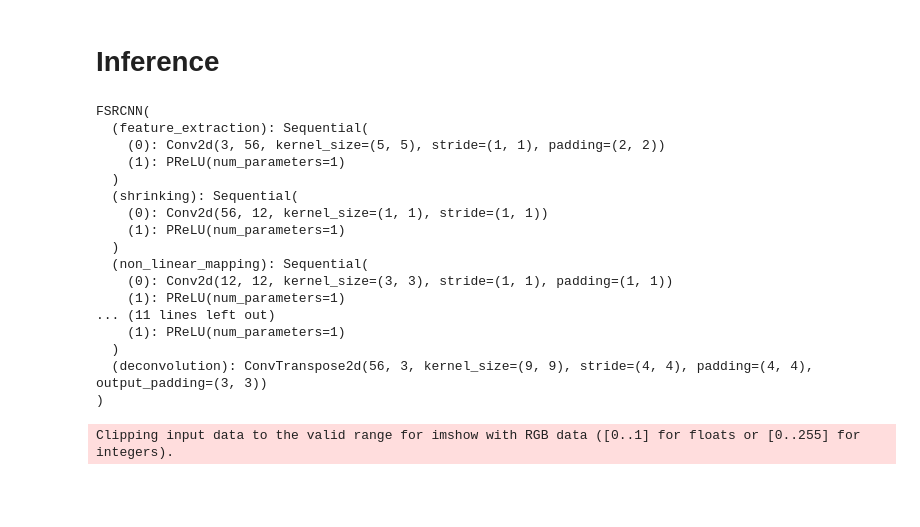
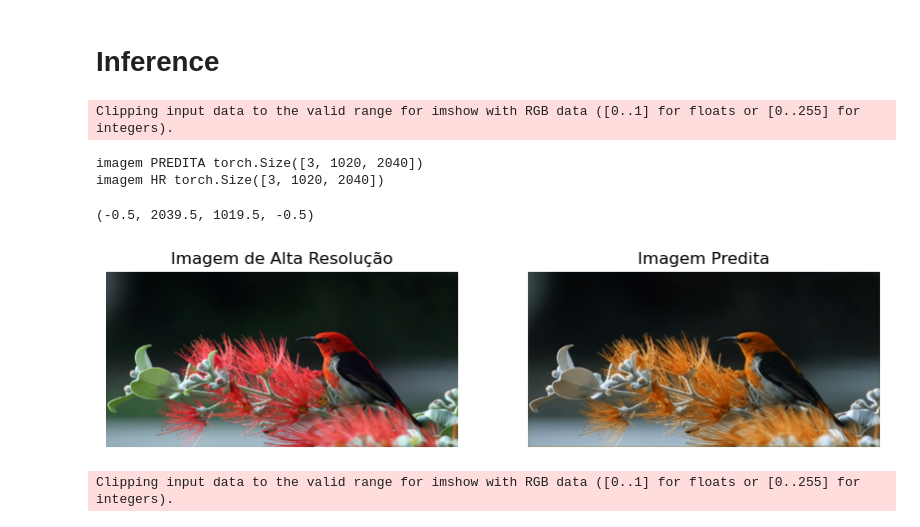
Before and after one commit to andressadarosa/FSRCNN_DIV2K, a Jupyter notebook: FSRCNN_DIV2K.ipynb, the cells around one changed output. Cells and saved outputs as stored; diff of their text form; code cells hidden in the pictures; blank space fills up the shorter version.

```diff
--- a/FSRCNN_DIV2K.ipynb
+++ b/FSRCNN_DIV2K.ipynb
@@ -213,29 +213,63 @@ KeyboardInterrupt:
 # Inference
 # %%
 torch.save(model.state_dict(), '300_epochs.pt')
-# %%
-model = FSRCNN(4)
-model.to(device)
-model.load_state_dict(torch.load('3000_epochs.pt'))
-model.eval()
-# %% [output]
-FSRCNN(
-  (feature_extraction): Sequential(
-    (0): Conv2d(3, 56, kernel_size=(5, 5), stride=(1, 1), padding=(2, 2))
-    (1): PReLU(num_parameters=1)
-  )
-  (shrinking): Sequential(
-    (0): Conv2d(56, 12, kernel_size=(1, 1), stride=(1, 1))
-    (1): PReLU(num_parameters=1)
-  )
-  (non_linear_mapping): Sequential(
-    (0): Conv2d(12, 12, kernel_size=(3, 3), stride=(1, 1), padding=(1, 1))
-    (1): PReLU(num_parameters=1)
-... (11 lines left out)
-    (1): PReLU(num_parameters=1)
-  )
-  (deconvolution): ConvTranspose2d(56, 3, kernel_size=(9, 9), stride=(4, 4), padding=(4, 4), output_padding=(3, 3))
-)
+# %%
+device = torch.device('cuda' if torch.cuda.is_available() else 'cpu')
+
+model = FSRCNN(4)
+model.to(device)
+model.load_state_dict(torch.load('300_epochs.pt'))
+model.eval()
+
+class Args:
+    train_dir = 'C:/Users/moreiran/Desktop/FSRCNN_DIV2K/DIV2K/DIV2K/DIV2K_train_HR/DIV2K_train_HR'
+    val_dir = 'C:/Users/moreiran/Desktop/FSRCNN_DIV2K/DIV2K/DIV2K/DIV2K_valid_HR/DIV2K_valid_HR'
+    scale = 4
+    batch_size = 4
+    epochs = 300
+
+args = Args()
+
+device = torch.device('cuda' if torch.cuda.is_available() else 'cpu')
+
+# Carregar dataset de treinamento
+train_dataset = DIV2KDataset(args.train_dir, args.scale, 1020, 2040)
+
+# Carregar dataset de validação
+val_dataset = DIV2KDataset(args.val_dir, args.scale, 1020, 2040)
+
+train_loader = DataLoader(train_dataset, batch_size=args.batch_size, shuffle=True)
+val_loader = DataLoader(val_dataset, batch_size=args.batch_size, shuffle=True)
+
+# hr_img, lr_img
+x_batch, y_batch = next(iter(val_loader))
+y, x = x_batch[0], y_batch[0]
+x = x.to(device)
+pred = model(x)
+pred = pred.cpu()
+print('imagem PREDITA', pred.shape)
+print('imagem HR', y.shape)
+
+# Converter tensores para arrays numpy
+y = y.numpy().transpose(1, 2, 0)
+pred = pred.detach().numpy().transpose(1, 2, 0)
+
+# Plotar as imagens
+fig, axes = plt.subplots(1, 2, figsize=(10, 5))
+
+axes[0].imshow(y)
+axes[0].set_title('Imagem de Alta Resolução')
+axes[0].axis('off')
+
+axes[1].imshow(pred)
+axes[1].set_title('Imagem Predita')
+axes[1].axis('off')
+# %% [output]
+Clipping input data to the valid range for imshow with RGB data ([0..1] for floats or [0..255] for integers).
+imagem PREDITA torch.Size([3, 1020, 2040])
+imagem HR torch.Size([3, 1020, 2040])
+(-0.5, 2039.5, 1019.5, -0.5)
+[figure, added]
 # %%
 # hr_img, lr_img
 x_batch, y_batch = next(iter(val_loader))
```
Also changed, not shown: parts of 1 cell of this notebook.
